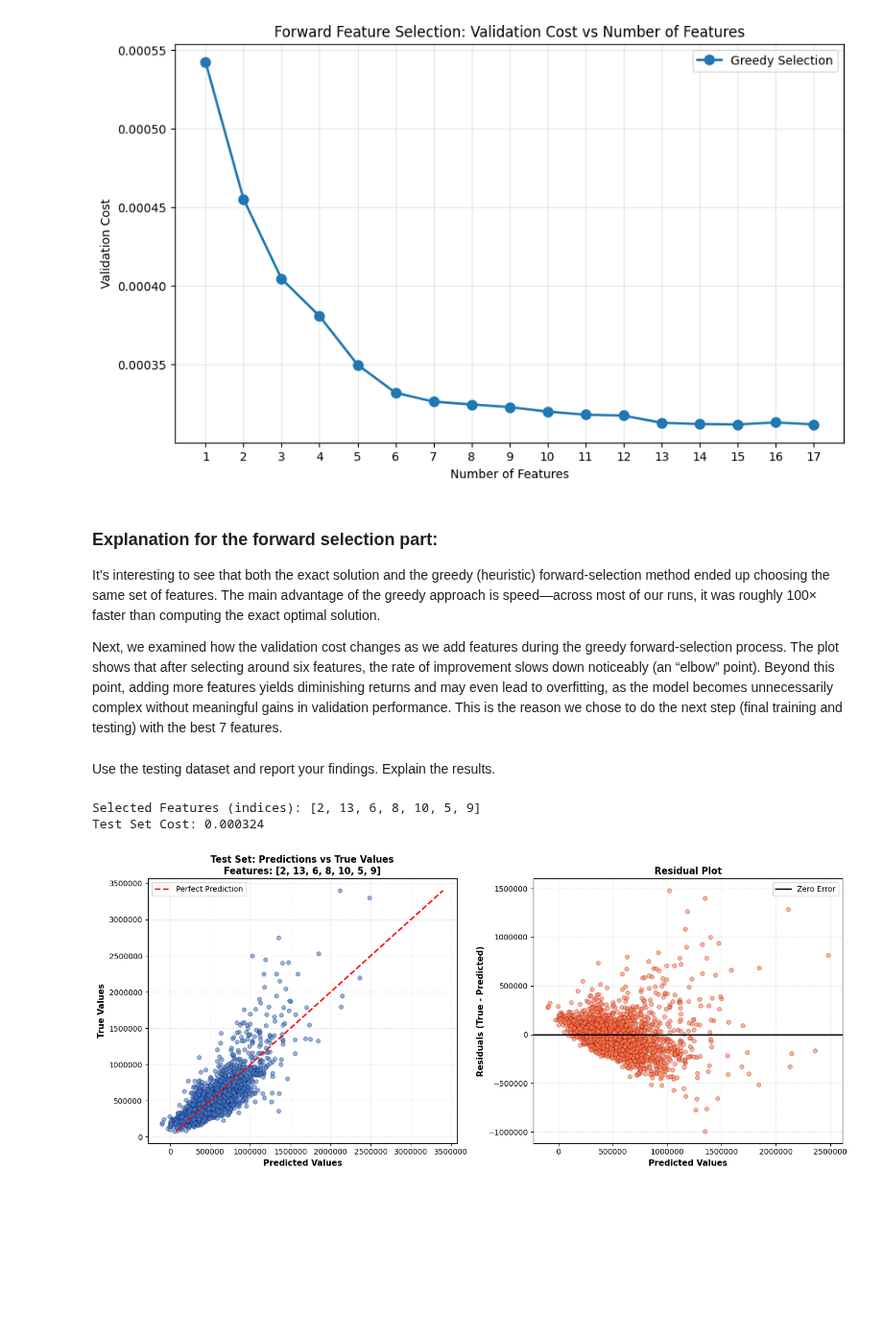
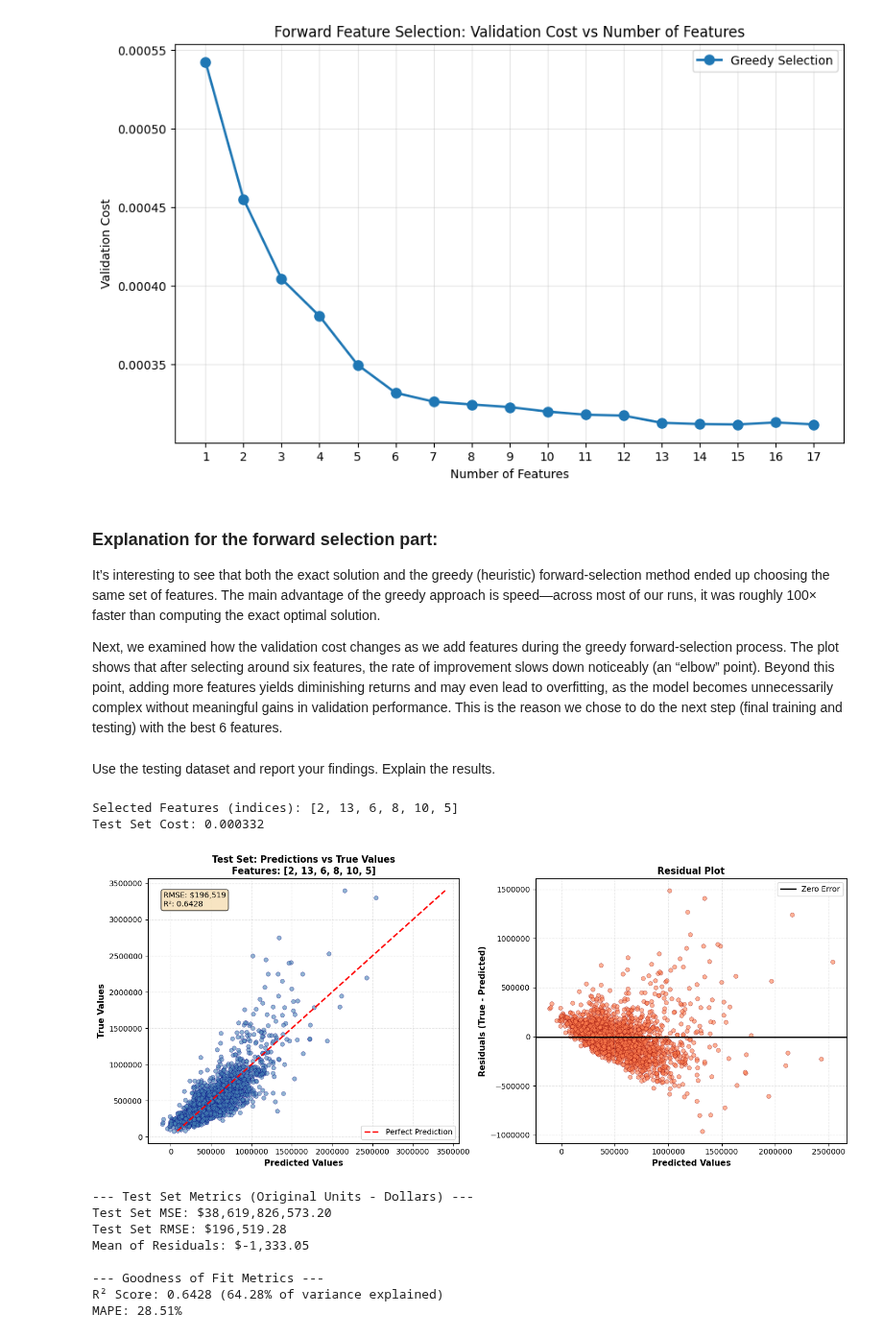
Before and after one commit to Evyatar-shaked/dani-and-evyatar-ML, a Jupyter notebook: HW2/hw2.ipynb, the cells around one changed output. Shown at 96% size. Cells and saved outputs as stored; diff of their text form; code cells hidden in the pictures; blank space fills up the shorter version.

Commit message:
final part notes and improvements

```diff
--- a/HW2/hw2.ipynb
+++ b/HW2/hw2.ipynb
@@ -795,28 +772,28 @@ plt.show()
 
 It’s interesting to see that both the exact solution and the greedy (heuristic) forward-selection method ended up choosing the same set of features. The main advantage of the greedy approach is speed—across most of our runs, it was roughly 100× faster than computing the exact optimal solution.
 
-Next, we examined how the validation cost changes as we add features during the greedy forward-selection process. The plot shows that after selecting around six features, the rate of improvement slows down noticeably (an “elbow” point). Beyond this point, adding more features yields diminishing returns and may even lead to overfitting, as the model becomes unnecessarily complex without meaningful gains in validation performance. This is the reason we chose to do the next step (final training and testing) with the best 7 features.
+Next, we examined how the validation cost changes as we add features during the greedy forward-selection process. The plot shows that after selecting around six features, the rate of improvement slows down noticeably (an “elbow” point). Beyond this point, adding more features yields diminishing returns and may even lead to overfitting, as the model becomes unnecessarily complex without meaningful gains in validation performance. This is the reason we chose to do the next step (final training and testing) with the best 6 features.
 # %% [markdown]
 Use the testing dataset and report your findings. Explain the results.
 # %%
 # ============================================================================
-# TEST SET EVALUATION: Best 7 Features
+# TEST SET EVALUATION: Best 6 Features
 # ============================================================================
 
 best_features, validation_costs = forward_feature_selection(
     X_train, y_train, X_val, y_val,
     alpha=best_alpha,
     num_iter=20000,
-    max_features= 7  # Stopping condition: exactly 7 features
+    max_features= 6  # Stopping condition: exactly 6 features
 )
 
-# Extract the feature columns (bias + 7 selected features)
+# Extract the feature columns (bias + 6 selected features)
 X_train_best = X_train[:, [0] + [f + 1 for f in best_features]]
 X_test_best = X_test[:, [0] + [f + 1 for f in best_features]]
 
 # Train the model on the best features
 np.random.seed(42)
-theta_best = np.random.random(size=8) # 7 features + bias term = 8
+theta_best = np.random.random(size=7) # 6 features + bias term = 7
 theta_best, J_history = gradient_descent(X_train_best, y_train, theta_best, best_alpha, 20000)
 
 # Evaluate on test set
@@ -831,38 +808,69 @@ fig, axes = plt.subplots(1, 2, figsize=(14, 6))
 
 # Scatter plot: Predicted vs True
 predictions = X_test_best @ theta_best
 predictions_unnormalized = reverse_scaling(predictions, price)
 y_test_unnormalized = reverse_scaling(y_test, price)
+
+# Calculate residuals and metrics first (needed for text box)
+residuals = y_test_unnormalized - predictions_unnormalized
+rmse_original = np.sqrt(np.mean(residuals ** 2))
+ss_res = np.sum(residuals ** 2)
+ss_tot = np.sum((y_test_unnormalized - np.mean(y_test_unnormalized)) ** 2)
+r_squared = 1 - (ss_res / ss_tot)
+
 axes[0].scatter(predictions_unnormalized, y_test_unnormalized, alpha=0.6, s=30, c='steelblue', edgecolors='navy', linewidth=0.5)
 axes[0].plot([y_test_unnormalized.min(), y_test_unnormalized.max()], [y_test_unnormalized.min(), y_test_unnormalized.max()], 'r--', lw=2, label='Perfect Prediction')
 axes[0].set_xlabel('Predicted Values', fontsize=11, fontweight='bold')
 axes[0].set_ylabel('True Values', fontsize=11, fontweight='bold')
 axes[0].set_title(f'Test Set: Predictions vs True Values\nFeatures: {best_features}', fontsize=12, fontweight='bold')
 axes[0].ticklabel_format(style='plain', axis='y')
 axes[0].ticklabel_format(style='plain', axis='x')
+
+# Add text box with metrics
+textstr = f'RMSE: ${rmse_original:,.0f}\nR²: {r_squared:.4f}'
+props = dict(boxstyle='round', facecolor='wheat', alpha=0.8)
+axes[0].text(0.05, 0.95, textstr, transform=axes[0].transAxes, fontsize=10,
+             verticalalignment='top', bbox=props)
+
 axes[0].legend()
 axes[0].grid(True, alpha=0.3, linestyle='--')
 
 # Residual plot
-residuals = y_test_unnormalized - predictions_unnormalized
 axes[1].scatter(predictions_unnormalized, residuals, alpha=0.6, s=30, c='coral', edgecolors='darkred', linewidth=0.5)
 axes[1].axhline(y=0, color='black', linestyle='-', lw=2, label='Zero Error')
 axes[1].set_xlabel('Predicted Values', fontsize=11, fontweight='bold')
 axes[1].set_ylabel('Residuals (True - Predicted)', fontsize=11, fontweight='bold')
 axes[1].set_title('Residual Plot', fontsize=12, fontweight='bold')
 axes[1].ticklabel_format(style='plain', axis='y')
 axes[1].ticklabel_format(style='plain', axis='x')
 axes[1].legend()
 axes[1].grid(True, alpha=0.3, linestyle='--')
 
 plt.tight_layout()
 plt.show()
 
-# Calculate additional metrics
-mse = test_cost * 2  # convert back from cost function (which divides by 2m)
-rmse = np.sqrt(mse)
-mae = np.mean(np.abs(residuals))
+# Calculate MAPE (Mean Absolute Percentage Error)
+mape = np.mean(np.abs(residuals / y_test_unnormalized)) * 100  # in percentage
+
+# Calculate mean of residuals (should be close to 0)
+residuals_mean = np.mean(residuals)
+
+print(f"\n--- Test Set Metrics (Original Units - Dollars) ---")
+print(f"Test Set MSE: ${mse_original:,.2f}")
+print(f"Test Set RMSE: ${rmse_original:,.2f}")
+print(f"Mean of Residuals: ${residuals_mean:,.2f}")
+print(f"\n--- Goodness of Fit Metrics ---")
+print(f"R² Score: {r_squared:.4f} ({r_squared*100:.2f}% of variance explained)")
+print(f"MAPE: {mape:.2f}%")
 # %% [output]
-Selected Features (indices): [2, 13, 6, 8, 10, 5, 9]
-Test Set Cost: 0.000324
+Selected Features (indices): [2, 13, 6, 8, 10, 5]
+Test Set Cost: 0.000332
-[figure, old version]
+[figure, new version]
+--- Test Set Metrics (Original Units - Dollars) ---
+Test Set MSE: $38,619,826,573.20
+Test Set RMSE: $196,519.28
+Mean of Residuals: $-1,333.05
+
+--- Goodness of Fit Metrics ---
+R² Score: 0.6428 (64.28% of variance explained)
+MAPE: 28.51%
```
Also changed, not shown: parts of 4 cells of this notebook.
